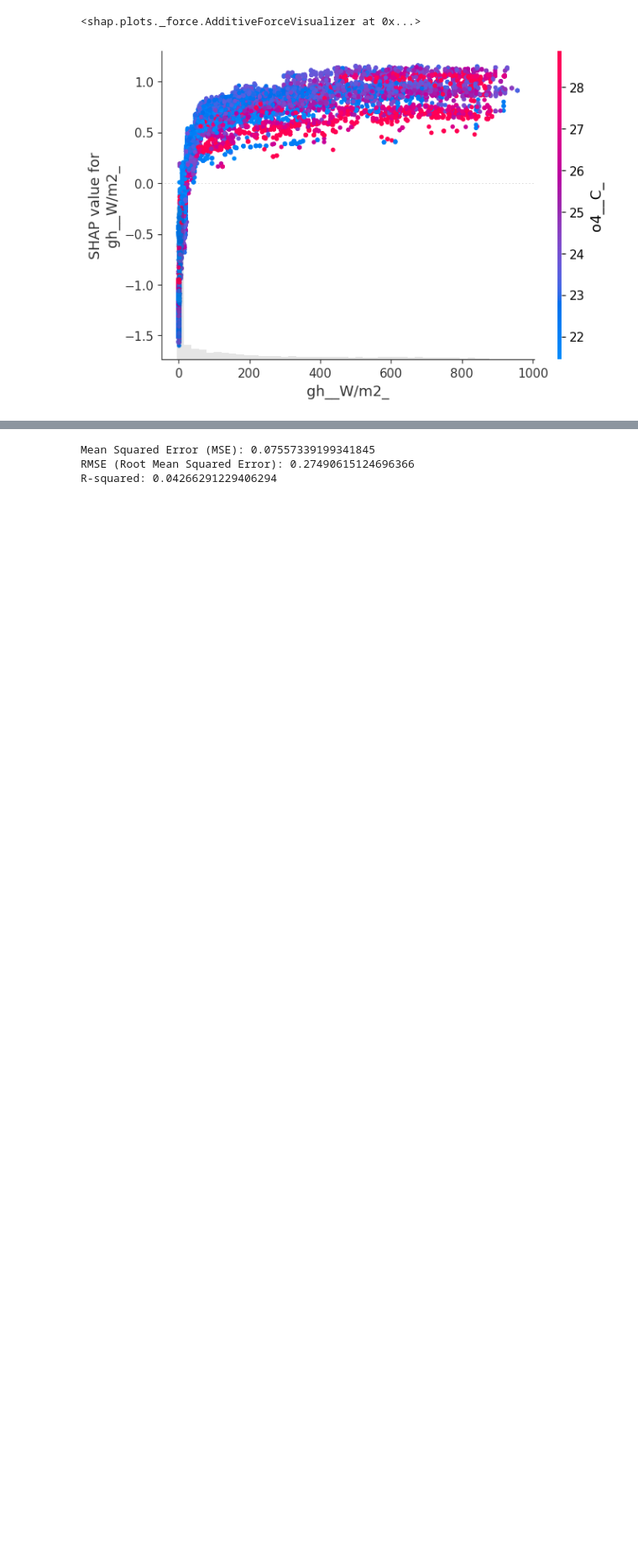
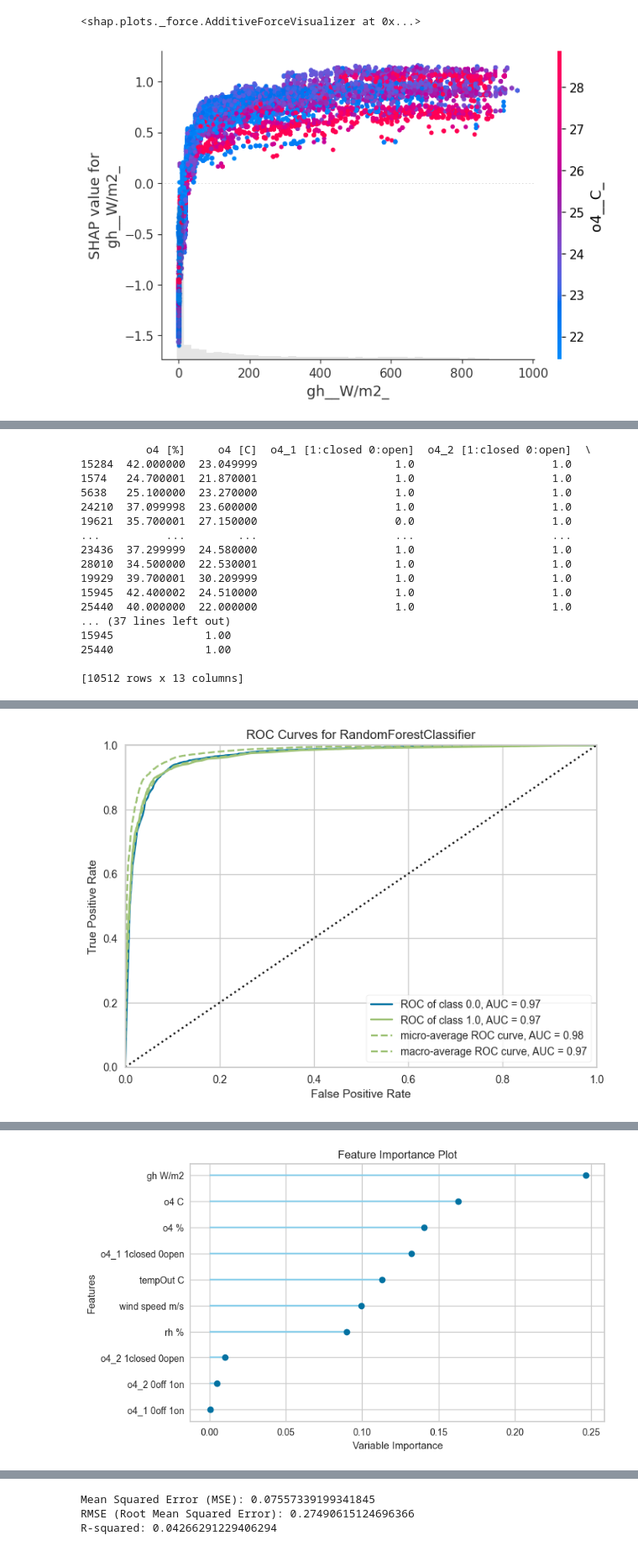
Before and after one commit to alimanager/smartBuilding, a Jupyter notebook: MODEL.ipynb, the cells around one changed output, grey strips where cells are left out. Shown at 84% size. Drawn from its saved outputs; the diff is of its cells as text; code cells hidden in the pictures; blank space fills up the shorter version.

```diff
--- a/MODEL.ipynb
+++ b/MODEL.ipynb
@@ -850,0 +1116,3 @@ Model2 = setup(merged_df[features_o4], target= merged_df[target_o4].apply(catego
+# %%
+rf_classifier = create_model('rf')
+model2_rf_classifer_tuned = tune_model(rf_classifier)
@@ -850,0 +1158,20 @@ Model2 = setup(merged_df[features_o4], target= merged_df[target_o4].apply(catego
+# %%
+# Prediction model :
+predict_model2= predict_model(model2_rf_classifer_tuned);
+print(predict_model2)
+# plotting Prediction :
+
+## Evaluation model 2:
+
+plot_model(model2_rf_classifer_tuned, plot = 'auc')
+plot_model(model2_rf_classifer_tuned, plot = 'feature')
+plot_model(model2_rf_classifer_tuned, plot = 'confusion_matrix')
+
+evaluate_model(model2_rf_classifer_tuned)
+results_model2 = pull()
+
+## Production store model :
+#Final Random Forest model parameters for deployment
+final_rf = finalize_model(model2_rf_classifer_tuned);
+print(final_rf)
+# %% [output]
@@ -850,0 +1179,17 @@ Model2 = setup(merged_df[features_o4], target= merged_df[target_o4].apply(catego
+          o4 [%]     o4 [C]  o4_1 [1:closed 0:open]  o4_2 [1:closed 0:open]  \
+15284  42.000000  23.049999                     1.0                     1.0
+1574   24.700001  21.870001                     1.0                     1.0
+5638   25.100000  23.270000                     1.0                     1.0
+24210  37.099998  23.600000                     1.0                     1.0
+19621  35.700001  27.150000                     0.0                     1.0
+...          ...        ...                     ...                     ...
+23436  37.299999  24.580000                     1.0                     1.0
+28010  34.500000  22.530001                     1.0                     1.0
+19929  39.700001  30.209999                     1.0                     1.0
+15945  42.400002  24.510000                     1.0                     1.0
+25440  40.000000  22.000000                     1.0                     1.0
+... (37 lines left out)
+15945              1.00
+25440              1.00
+
+[10512 rows x 13 columns]
@@ -850,0 +1197 @@ Model2 = setup(merged_df[features_o4], target= merged_df[target_o4].apply(catego
+[figure, added]
@@ -850,0 +1199 @@ Model2 = setup(merged_df[features_o4], target= merged_df[target_o4].apply(catego
+[figure, added]
```
Also changed, not shown: parts of 67 cells of this notebook, 10 other files.
